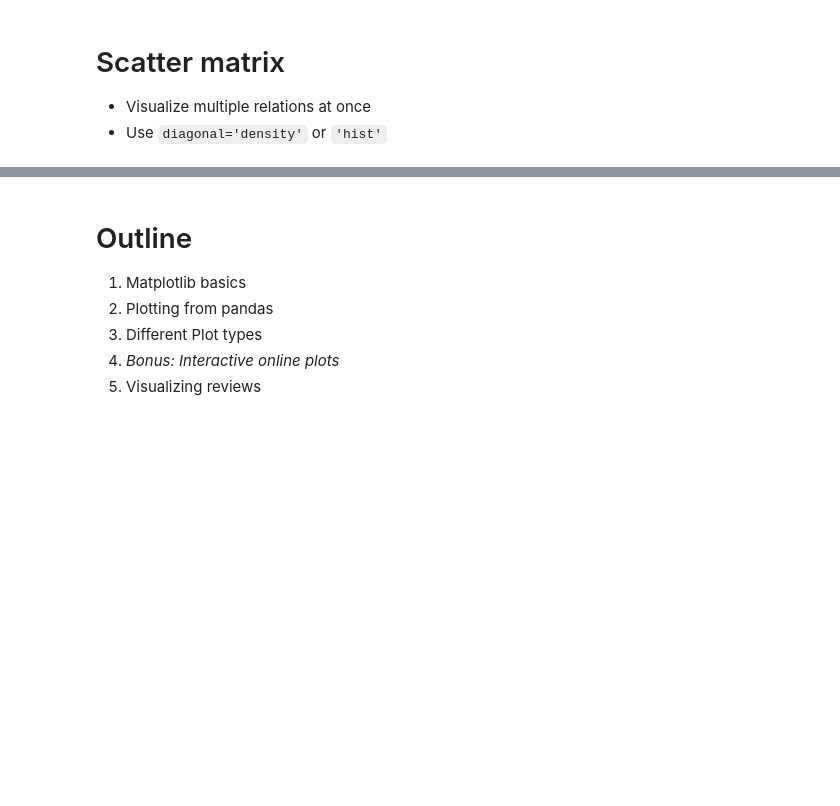
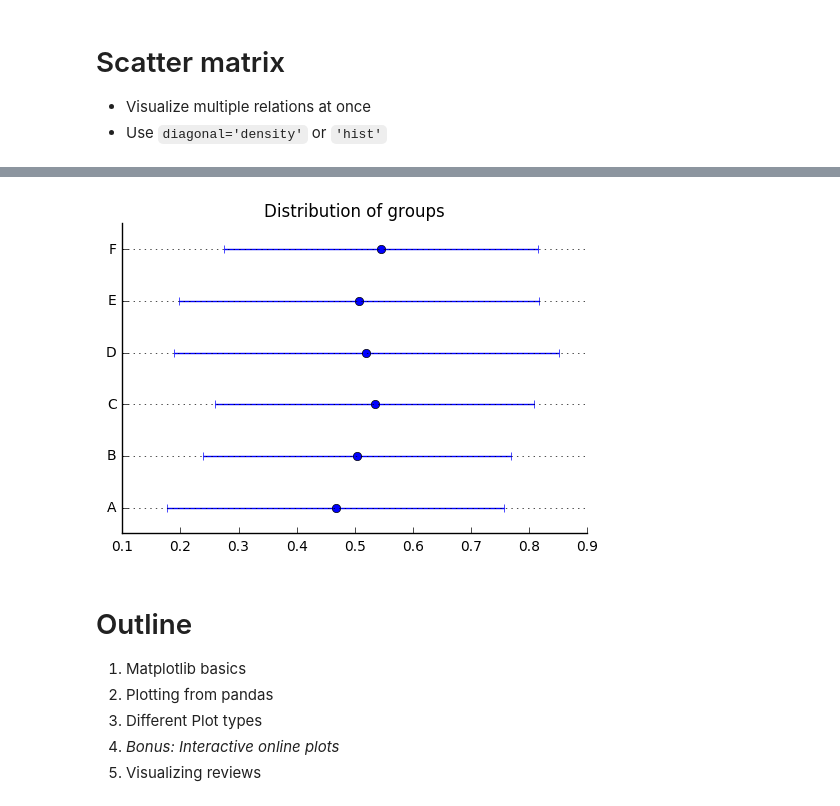
Before and after one commit to vanatteveldt/python-data, a Jupyter notebook: Visualizing data with matplotlib - slides.ipynb, the cells around one changed output, grey strips where cells are left out. Saved outputs shown, nothing was run; the diff lists cells and outputs as text; code cells hidden in the pictures; blank space fills up the shorter version.

```diff
--- a/Visualizing data with matplotlib - slides.ipynb
+++ b/Visualizing data with matplotlib - slides.ipynb
@@ -297,3 +305,18 @@ scatter_matrix(df, diagonal='hist');
+# %%
+df2 = pd.DataFrame(np.random.rand(30,6), columns=["A","B", "C", "D", "E", "F"])
+m = df2.mean()
+error = df2.std()
+y = range(len(m))
+f = plt.subplot()
+f.errorbar(x=m, y=y, xerr=error, fmt='o')
+f.spines['top'].set_visible(False)
+f.spines['right'].set_visible(False)
+f.set(yticks=y, yticklabels=m.index)
+f.set(ylim=(-0.5, 5.5), title="Distribution of groups")
+plt.tick_params(top='off', right='off')
+f.yaxis.grid(True)
+# %% [output]
+[figure, added]
 # %% [markdown]
 # Outline
 1. Matplotlib basics
```
Also changed, not shown: parts of 24 cells of this notebook.
